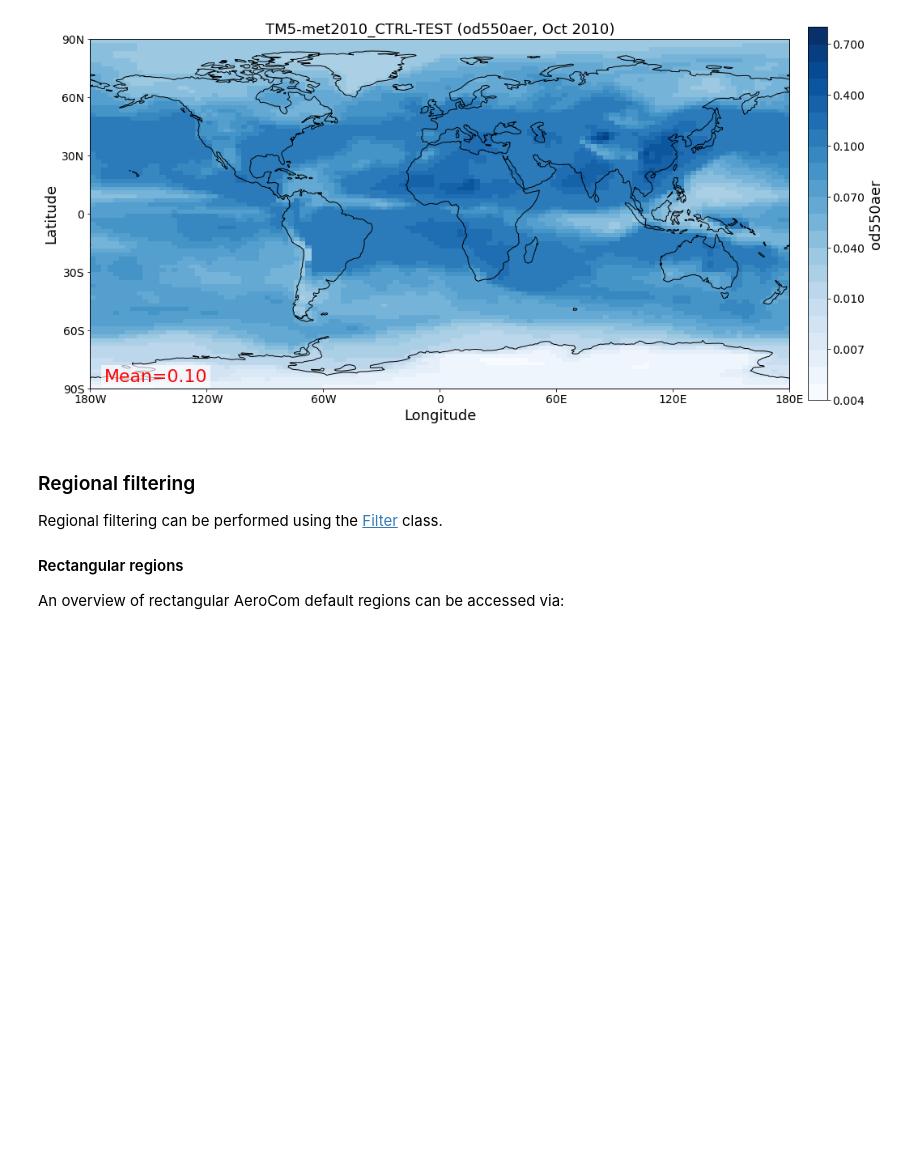
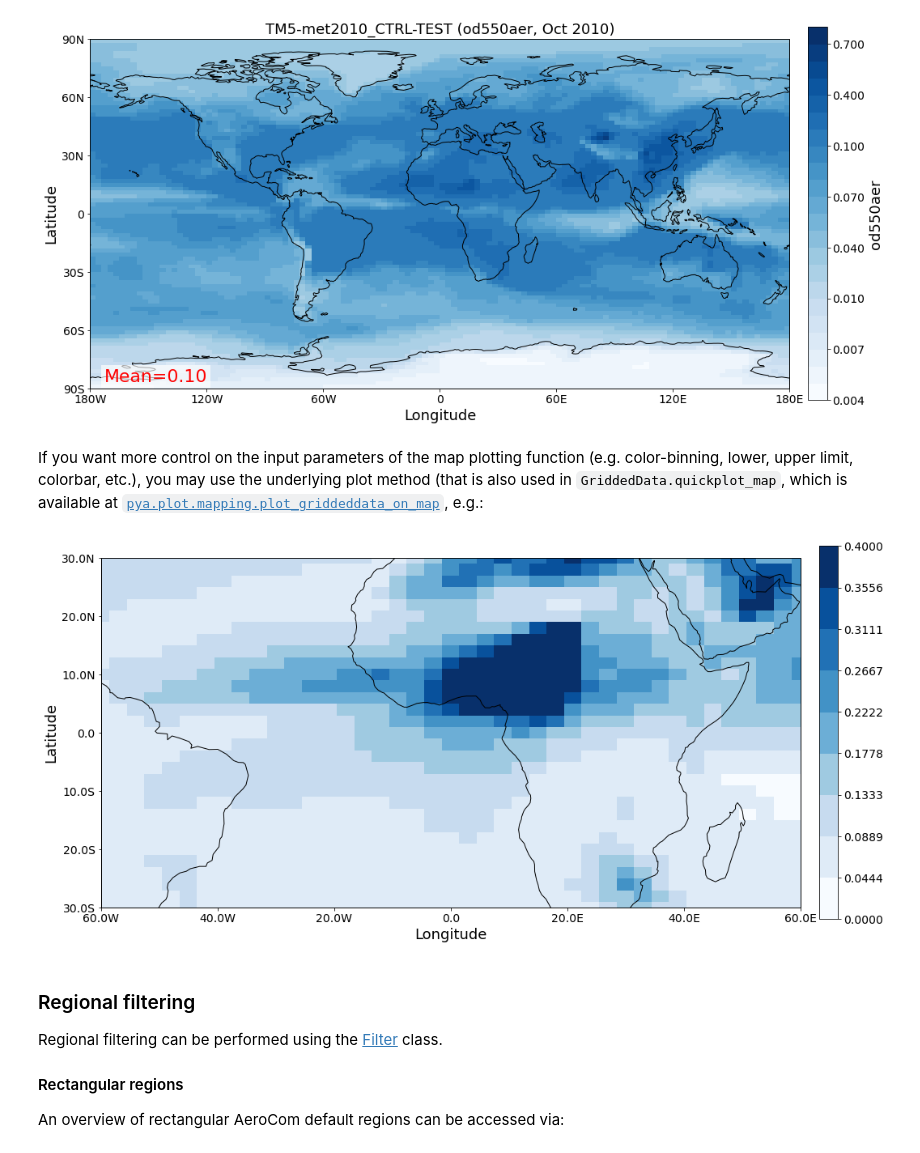
Before and after one commit to metno/pyaerocom-tutorials, a Jupyter notebook: getting_started_analysis.ipynb, the cells around one changed output. Cells and saved outputs as stored; diff of their text form; code cells hidden in the pictures; blank space fills up the shorter version.

```diff
--- a/getting_started_analysis.ipynb
+++ b/getting_started_analysis.ipynb
@@ -66,3 +79,6 @@ reader = pya.io.ReadGridded('TM5-met2010_CTRL-TEST')
+# %%
+model_id = 'TM5-met2010_CTRL-TEST'
+reader = pya.io.ReadGridded(model_id)
 # %% [markdown]
 You can have a look at the individual files and corresponding metadata using the `file_info` attribute:
 # %%
@@ -209,6 +251,12 @@ As introduced above, maps of individual time stamps can be plotted using the qui
 od550aer_tm5.quickplot_map('2010-10');
 # %% [output]
 [figure]
+# %% [markdown]
+If you want more control on the input parameters of the map plotting function (e.g. color-binning, lower, upper limit, colorbar, etc.), you may use the underlying plot method (that is also used in `GriddedData.quickplot_map`, which is available at [`pya.plot.mapping.plot_griddeddata_on_map`](https://pyaerocom.met.no/api.html#pyaerocom.plot.mapping.plot_griddeddata_on_map), e.g.:
+# %%
+pya.plot.mapping.plot_griddeddata_on_map(od550aer_tm5[1], xlim=(-60, 60), ylim=(-30, 30), vmin=0, vmax=0.4, log_scale=False);
+# %% [output]
+[figure, added]
 # %% [markdown]
 ### Regional filtering
 
```
Also changed, not shown: parts of 161 cells of this notebook, 3 other files.
